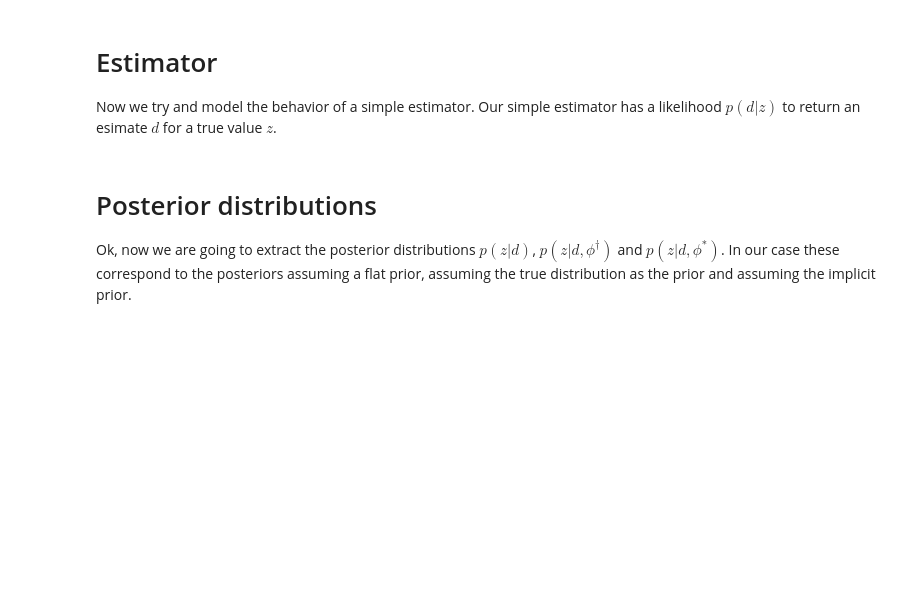
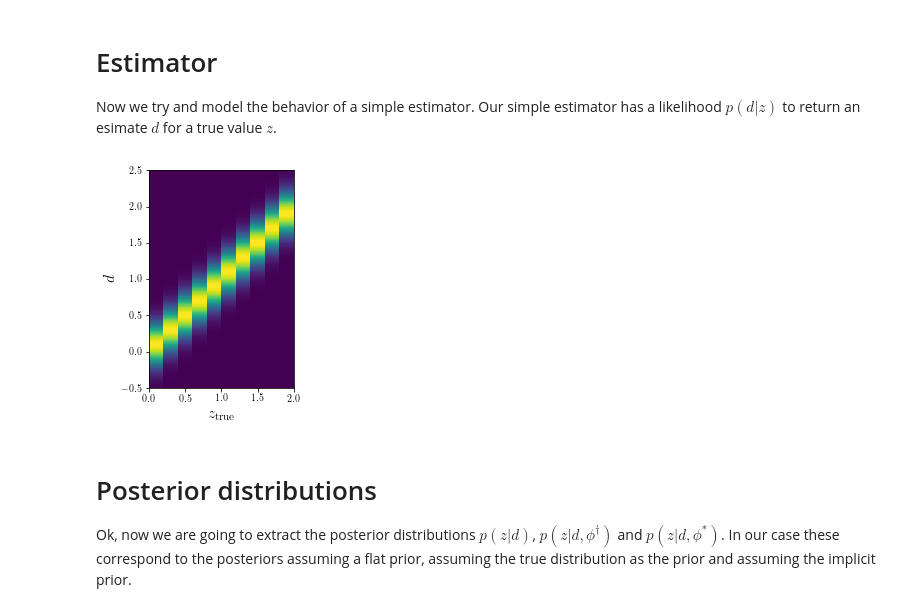
Before and after one commit to LSSTDESC/qit, a Jupyter notebook: nb/qit_binned.ipynb, the cells around one changed output. Saved outputs shown, nothing was run; the diff lists cells and outputs as text; code cells hidden in the pictures; blank space fills up the shorter version.

```diff
--- a/nb/qit_binned.ipynb
+++ b/nb/qit_binned.ipynb
@@ -45,16 +49,18 @@ likelihood = qp.Ensemble(qp.stats.norm, data=dict(loc=np.expand_dims(z_centers,
 # %%
 # These are the points at which we evaluate the PDFs
 N_OBS_BINS = 300
 Z_OBS_MIN, Z_OBS_MAX = -0.5, 2.5
-grid_edge = np.linspace(Z_OBS_MIN, Z_OBS_MAX, N_OBS_BINS+1)
-grid_cent = qp.utils.edge_to_center(grid_edge)
-p_grid = likelihood.pdf(grid_cent)
+z_obs_edge = np.linspace(Z_OBS_MIN, Z_OBS_MAX, N_OBS_BINS+1)
+z_obs_cent = qp.utils.edge_to_center(z_obs_edge)
+p_grid = likelihood.pdf(z_obs_cent)
 
 plot_kwds = dict(xlabel=r'$z_{\rm true}$',
                  ylabel=r'$d$',
                  extent=(Z_TRUE_MIN, Z_TRUE_MAX, Z_OBS_MIN, Z_OBS_MAX),
                  origin='lower')
 
 pl_like = qit.plotting.plot_2d_like(p_grid.T, **plot_kwds)
+# %% [output]
+[figure, added]
 # %%
 like_estim = qit.Estimator([z_bins], likelihood)
```
Also changed, not shown: parts of 24 cells of this notebook, 3 other files.
